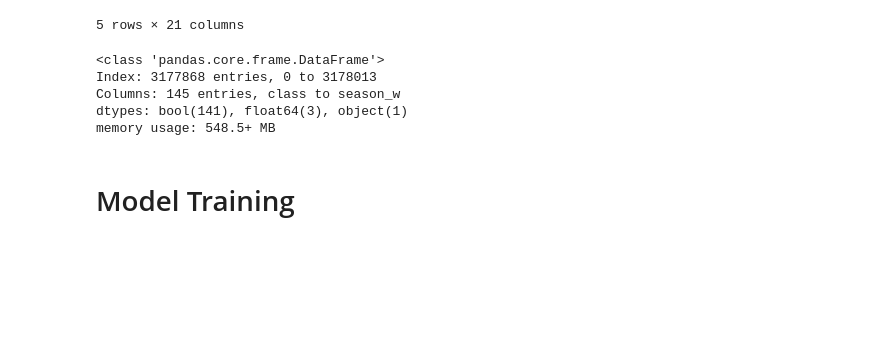
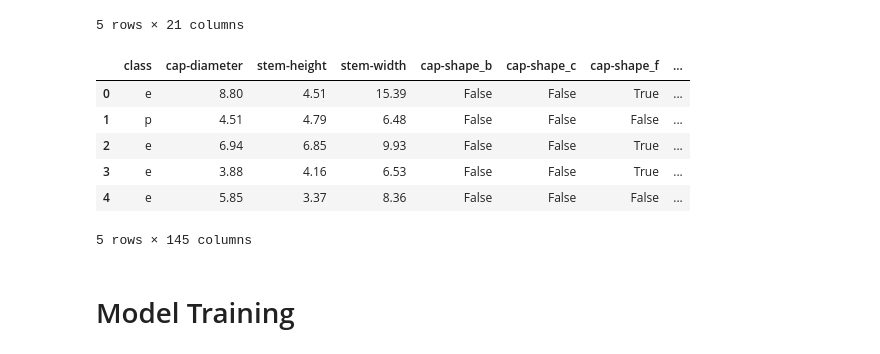
Before and after one commit to guu980-dev/kaggle_mushroom, a Jupyter notebook: baseline.ipynb, the cells around one changed output. Drawn from its saved outputs; the diff is of its cells as text; code cells hidden in the pictures; blank space fills up the shorter version.

```diff
--- a/baseline.ipynb
+++ b/baseline.ipynb
@@ -411,13 +361,15 @@ train_df_label_enc.head()
 5 rows × 21 columns
 # %%
 train_df_one_hot_enc.head()
-train_df_one_hot_enc.info()
+# train_df_one_hot_enc.info()
 # %% [output]
+|  | class | cap-diameter | stem-height | stem-width | cap-shape_b | cap-shape_c | cap-shape_f | ... |
+| 0 | e | 8.80 | 4.51 | 15.39 | False | False | True | ... |
+| 1 | p | 4.51 | 4.79 | 6.48 | False | False | False | ... |
+| 2 | e | 6.94 | 6.85 | 9.93 | False | False | True | ... |
+| 3 | e | 3.88 | 4.16 | 6.53 | False | False | True | ... |
+| 4 | e | 5.85 | 3.37 | 8.36 | False | False | False | ... |
-<class 'pandas.core.frame.DataFrame'>
-Index: 3177868 entries, 0 to 3178013
-Columns: 145 entries, class to season_w
-dtypes: bool(141), float64(3), object(1)
-memory usage: 548.5+ MB
+5 rows × 145 columns
 # %% [markdown]
 # Model Training
 # %%
```
Also changed, not shown: parts of 14 cells of this notebook.
